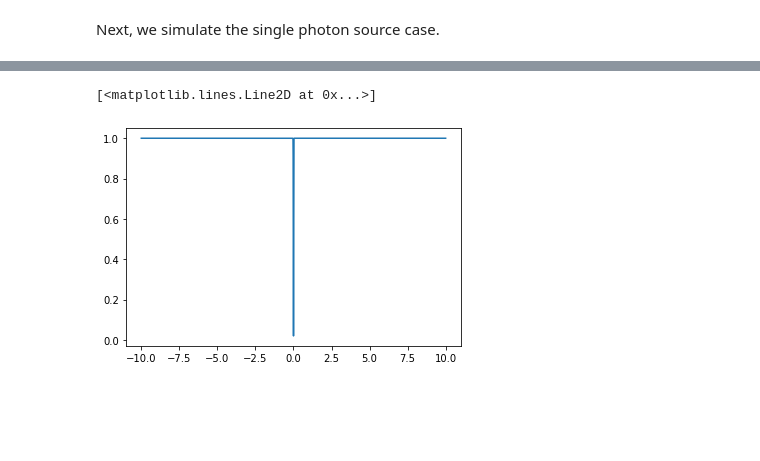
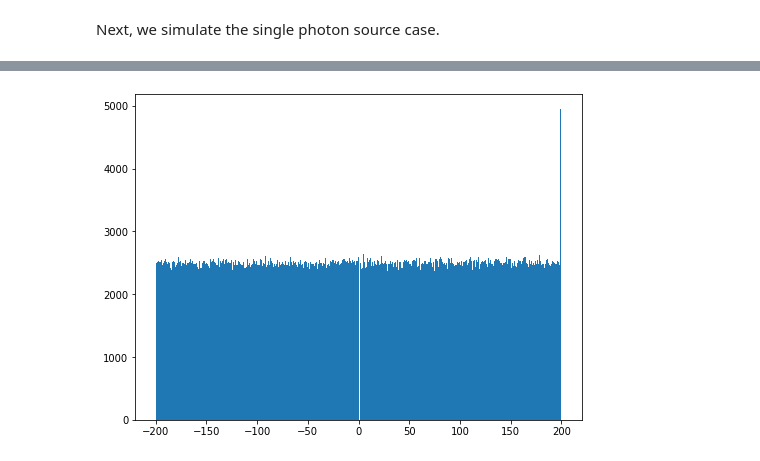
Before and after one commit to ubsuny/g2-coral, a Jupyter notebook: mc_simulation/simu_tfd.ipynb, the cells around one changed output, grey strips where cells are left out. Cells and saved outputs as stored; diff of their text form; code cells hidden in the pictures; blank space fills up the shorter version.

```diff
--- a/mc_simulation/simu_tfd.ipynb
+++ b/mc_simulation/simu_tfd.ipynb
@@ -91,9 +60,8 @@ d.prob(5)
-# %%
-
-dist = tfd.Normal(loc=0.0,scale=0.01)
-
-x = np.linspace(-10.,10.,5000,dtype=float)
-plt.plot(x,-dist.prob(x)/dist.prob(0)+1)
-# %% [output]
-[<matplotlib.lines.Line2D at 0x...>]
-[figure, removed]
+# %%
+counts = 10e5
+samples = tf.cast(uni_dist.sample(counts),dtype=int32)
+# %%
+plt.figure(figsize(8,6))
+k=plt.hist(samples.numpy(), bins=np.ndarray.tolist(bin_array.numpy()) )
+# %% [output]
+[figure, added]
```
Also changed, not shown: parts of 12 cells of this notebook.
